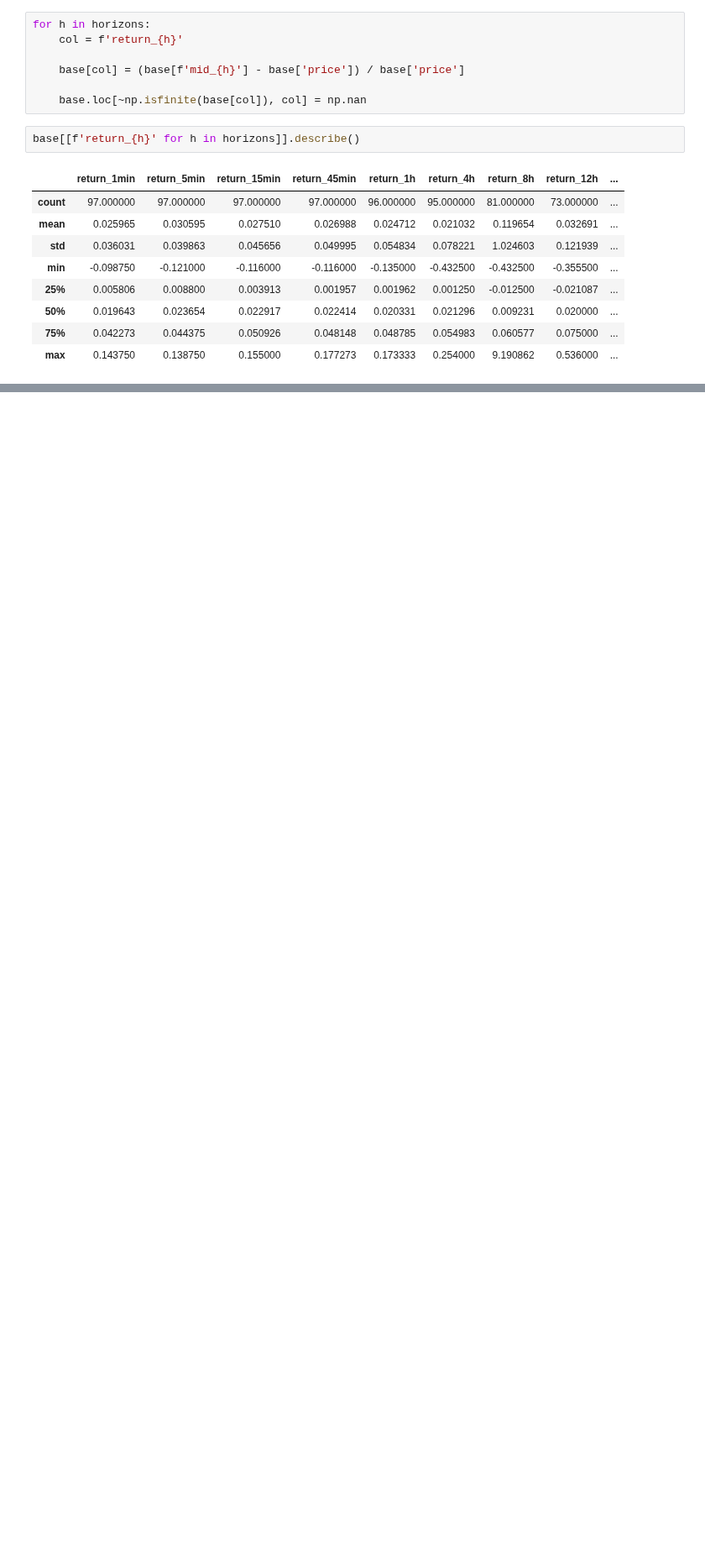
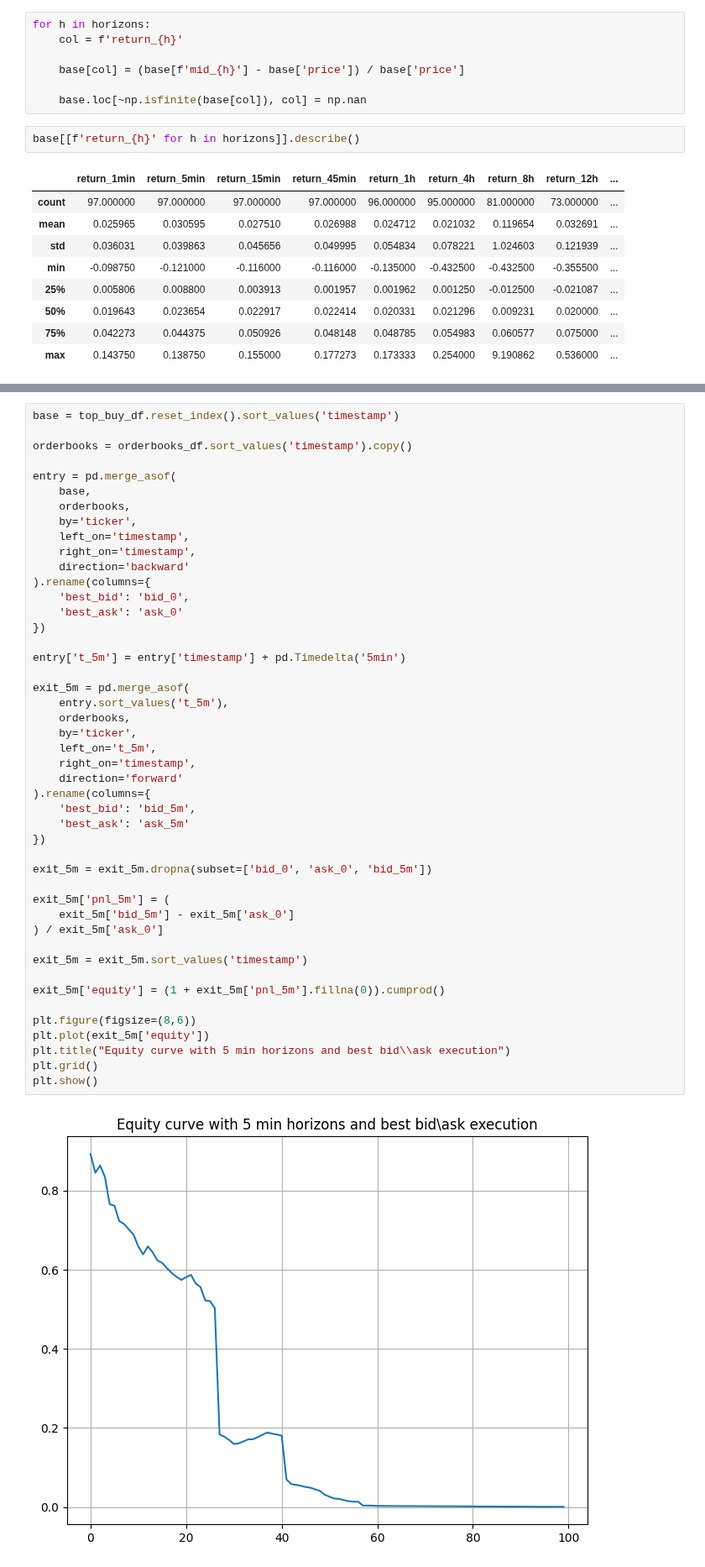
Before and after one commit to SigmaFlowX/Moex-Options-, a Jupyter notebook: notebooks/orders_analysis.ipynb, the cells around one changed output, grey strips where cells are left out. Shown at 84% size. Cells and saved outputs as stored; diff of their text form; blank space fills up the shorter version.

```diff
--- a/notebooks/orders_analysis.ipynb
+++ b/notebooks/orders_analysis.ipynb
@@ -189,0 +190,48 @@ plt.show()
+# %%
+base = top_buy_df.reset_index().sort_values('timestamp')
+
+orderbooks = orderbooks_df.sort_values('timestamp').copy()
+
+entry = pd.merge_asof(
+    base,
+    orderbooks,
+    by='ticker',
+    left_on='timestamp',
+    right_on='timestamp',
+    direction='backward'
+).rename(columns={
+    'best_bid': 'bid_0',
+    'best_ask': 'ask_0'
+})
+
+entry['t_5m'] = entry['timestamp'] + pd.Timedelta('5min')
+
+exit_5m = pd.merge_asof(
+    entry.sort_values('t_5m'),
+    orderbooks,
+    by='ticker',
+    left_on='t_5m',
+    right_on='timestamp',
+    direction='forward'
+).rename(columns={
+    'best_bid': 'bid_5m',
+    'best_ask': 'ask_5m'
+})
+
+exit_5m = exit_5m.dropna(subset=['bid_0', 'ask_0', 'bid_5m'])
+
+exit_5m['pnl_5m'] = (
+    exit_5m['bid_5m'] - exit_5m['ask_0']
+) / exit_5m['ask_0']
+
+exit_5m = exit_5m.sort_values('timestamp')
+
+exit_5m['equity'] = (1 + exit_5m['pnl_5m'].fillna(0)).cumprod()
+
+plt.figure(figsize=(8,6))
+plt.plot(exit_5m['equity'])
+plt.title("Equity curve with 5 min horizons and best bid\\ask execution")
+plt.grid()
+plt.show()
+# %% [output]
+[figure, added]
```
Also changed, not shown: parts of 1 cell of this notebook.
